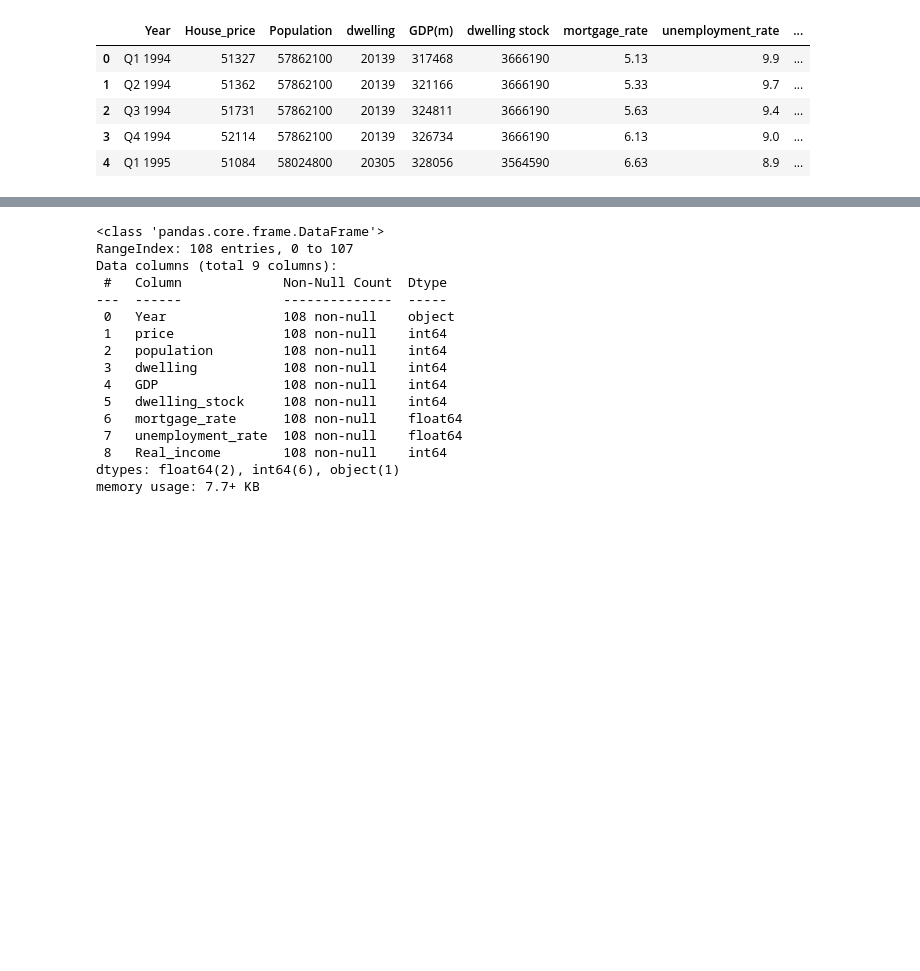
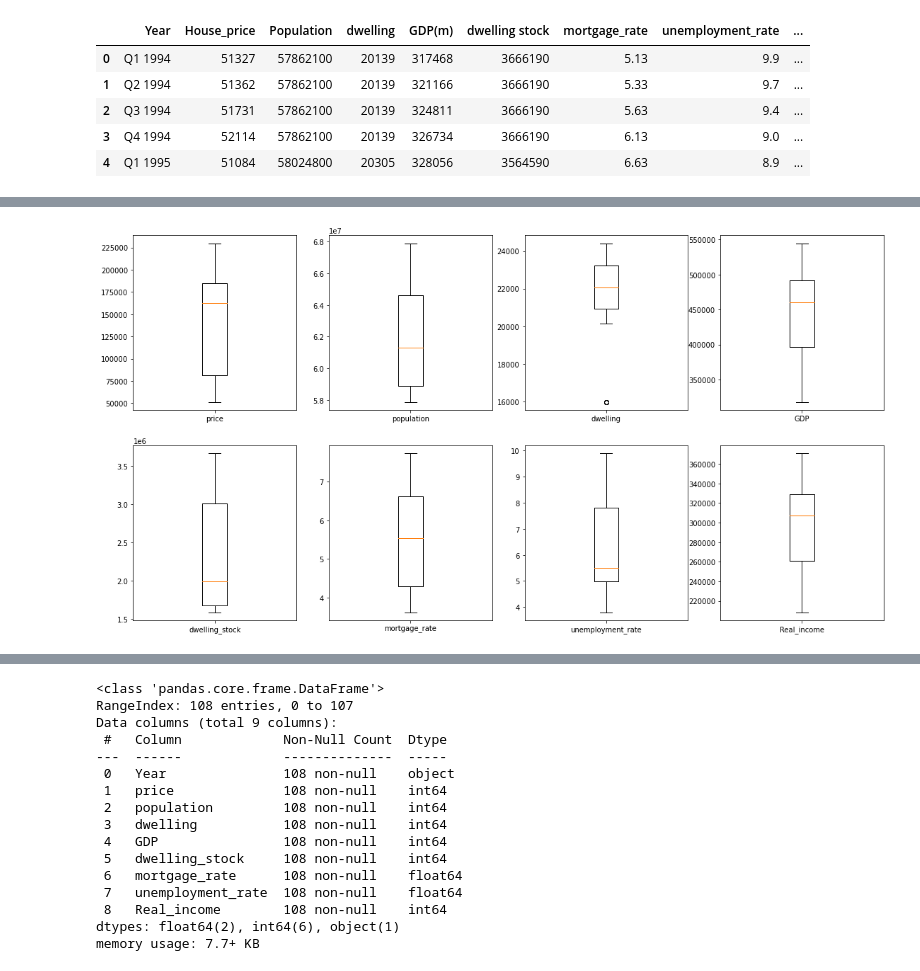
Before and after one commit to TTonsss/DSSS, a Jupyter notebook: assessment.ipynb, the cells around one changed output, grey strips where cells are left out. Cells and saved outputs as stored; diff of their text form; code cells hidden in the pictures; blank space fills up the shorter version.

```diff
--- a/assessment.ipynb
+++ b/assessment.ipynb
@@ -66,0 +60,21 @@ Text(0.5, 0, 'House price')
+# %%
+plt.figure(figsize=(19, 10))
+plt.subplot(241)
+plt.boxplot(data['price'], labels = ['price'])
+plt.subplot(242)
+plt.boxplot(data['population'], labels = ['population'])
+plt.subplot(243)
+plt.boxplot(data['dwelling'], labels = ['dwelling'])
+plt.subplot(244)
+plt.boxplot(data['GDP'], labels = ['GDP'])
+plt.subplot(245)
+plt.boxplot(data['dwelling_stock'], labels = ['dwelling_stock'])
+plt.subplot(246)
+plt.boxplot(data['mortgage_rate'], labels = ['mortgage_rate'])
+plt.subplot(247)
+plt.boxplot(data['unemployment_rate'], labels = ['unemployment_rate'])
+plt.subplot(248)
+plt.boxplot(data['Real_income'], labels = ['Real_income'])
+plt.show()
+# %% [output]
+[figure, added]
```
Also changed, not shown: parts of 32 cells of this notebook.
